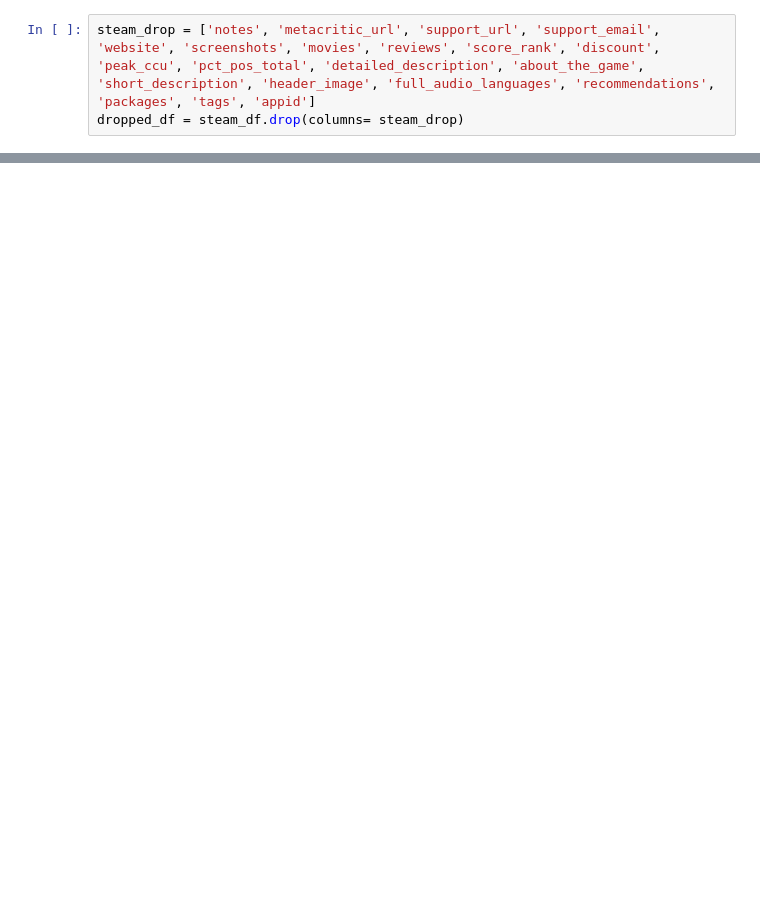
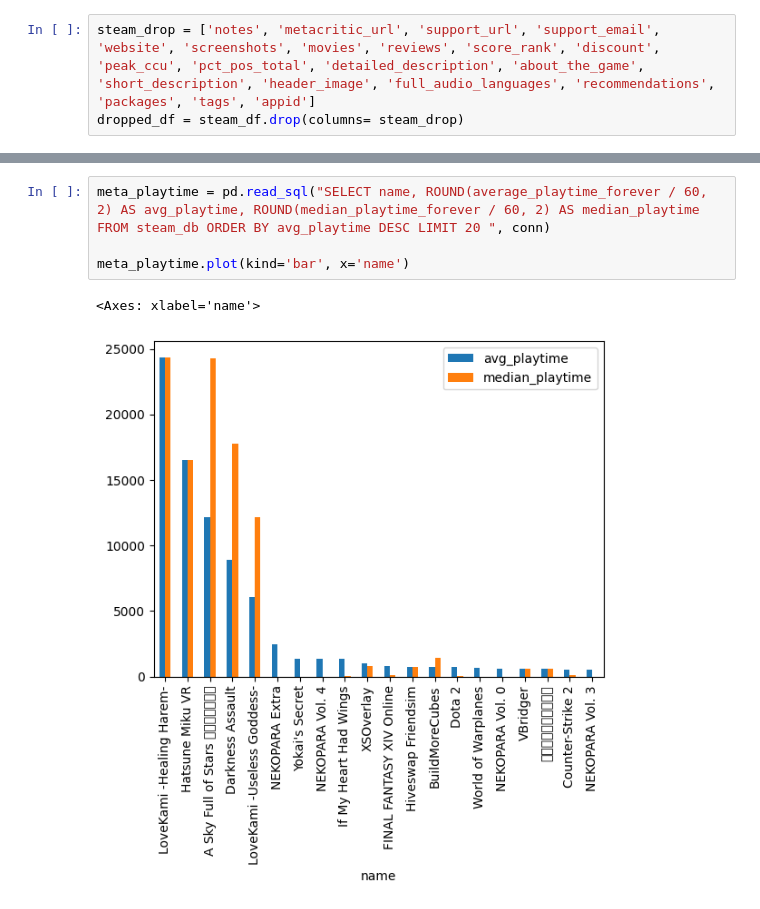
Before and after one commit to cadencheek/video_game_sales_analysis, a Jupyter notebook: game_sales_sql_analysis.ipynb, the cells around one changed output, grey strips where cells are left out. Drawn from its saved outputs; the diff is of its cells as text; blank space fills up the shorter version.

```diff
--- a/game_sales_sql_analysis.ipynb
+++ b/game_sales_sql_analysis.ipynb
@@ -28,0 +93,7 @@ print(pd.read_sql("SELECT name, metacritic_score, user_score FROM steam_db WHERE
+# %%
+meta_playtime = pd.read_sql("SELECT name, ROUND(average_playtime_forever / 60, 2) AS avg_playtime, ROUND(median_playtime_forever / 60, 2) AS median_playtime FROM steam_db ORDER BY avg_playtime DESC LIMIT 20 ", conn)
+
+meta_playtime.plot(kind='bar', x='name')
+# %% [output]
+<Axes: xlabel='name'>
+[figure, added]
```
Also changed, not shown: parts of 12 cells of this notebook.
